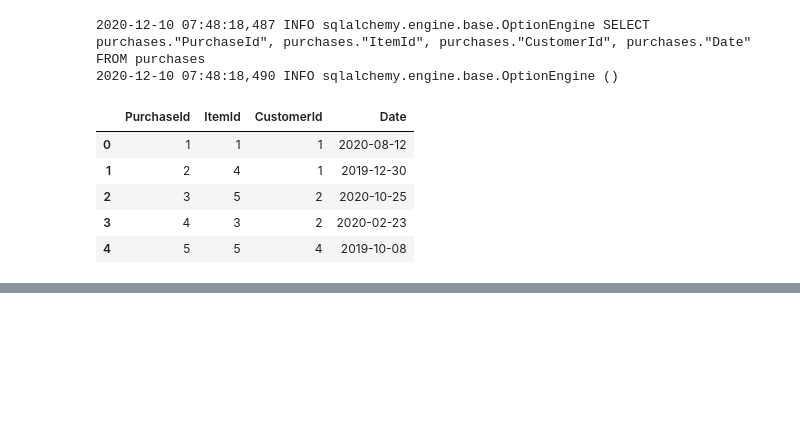
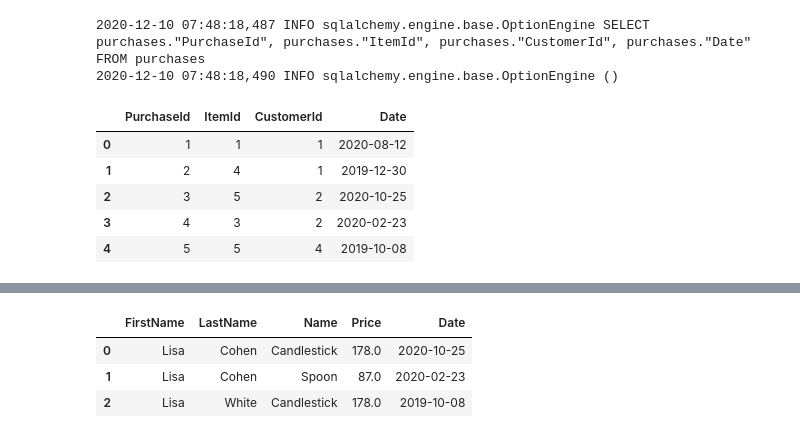
Before and after one commit to alexmal2804/hwds, a Jupyter notebook: HW_"Part_1_Intro_to_SQL_ipynb".ipynb, the cells around one changed output, grey strips where cells are left out. Saved outputs shown, nothing was run; the diff lists cells and outputs as text; code cells hidden in the pictures; blank space fills up the shorter version.

```diff
--- a/HW_"Part_1_Intro_to_SQL_ipynb".ipynb
+++ b/HW_"Part_1_Intro_to_SQL_ipynb".ipynb
@@ -959,0 +963,4 @@ FROM purchases
+# %%
+Lisa_query = select([Customer.FirstName, Customer.LastName, Item.Name, Item.Price, Purchase.Date]).where(and_(Customer.CustomerId == Purchase.CustomerId, Purchase.ItemId == Item.ItemId, Customer.FirstName == 'Lisa'))
+display_results(Lisa_query)
+# %% [output]
@@ -959,0 +971,4 @@ FROM purchases
+|  | FirstName | LastName | Name | Price | Date |
+| 0 | Lisa | Cohen | Candlestick | 178.0 | 2020-10-25 |
+| 1 | Lisa | Cohen | Spoon | 87.0 | 2020-02-23 |
+| 2 | Lisa | White | Candlestick | 178.0 | 2019-10-08 |
```
Also changed, not shown: parts of 3 cells of this notebook.
